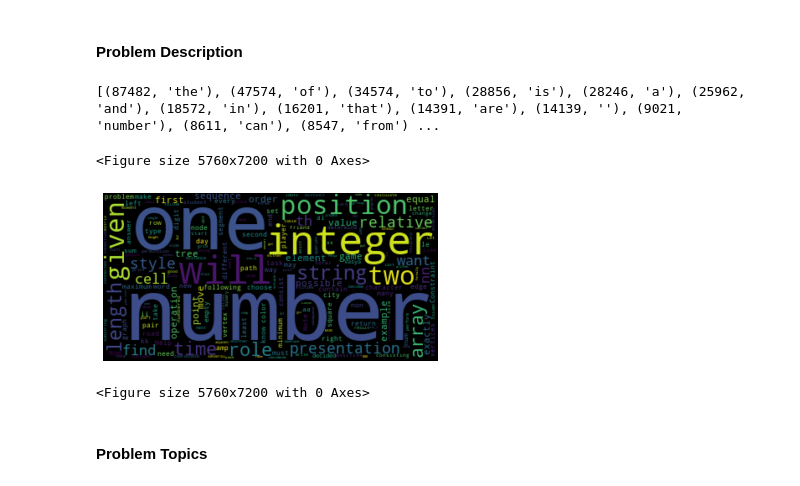
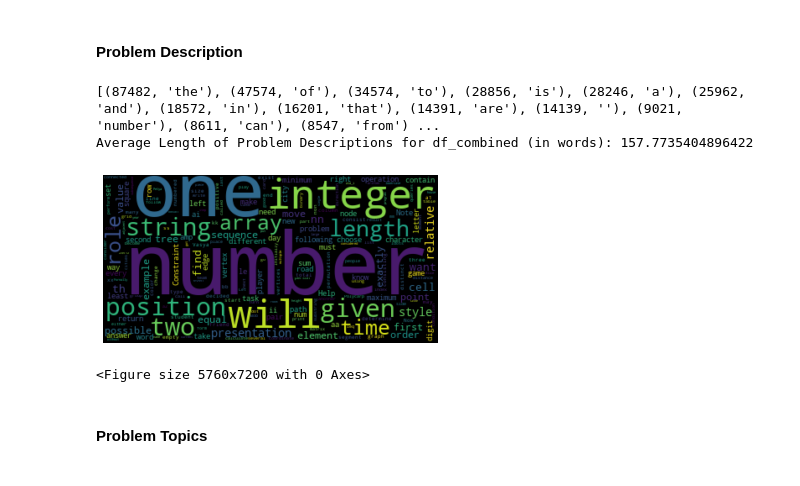
Before and after one commit to VinnieKhanna/RCTCI, a Jupyter notebook: Recracking_the_Coding_Interview.ipynb, the cells around one changed output. Cells and saved outputs as stored; diff of their text form; code cells hidden in the pictures.

```diff
--- a/Recracking_the_Coding_Interview.ipynb
+++ b/Recracking_the_Coding_Interview.ipynb
@@ -241,31 +271,36 @@ plt.figure(figsize=[80,100])
 #### Problem Description
 # %%
 bow = {}
+total_words = 0
 for i in range(len(df_combined)):
+  total_words += len(df_combined.iloc[i]['description'].split(' '))
   for word in df_combined.iloc[i]['description'].split(' '):
     if word not in bow:
       bow[word] = 1
     else:
       bow[word]+=1
+avg_words = total_words/len(df_combined)
 freq = []
 for i in bow:
   hq.heappush(freq, (bow[i], i))
 
 print(hq.nlargest(20, freq))
 
 text = ''
 for i in bow:
   for j in range(bow[i]):
     text+=(" " + i)
 word_cloud = WordCloud(collocations=False).generate(text)
 plt.imshow(word_cloud, interpolation="bilinear")
 plt.axis("off")
 plt.figure(figsize=[80,100])
+
+print("Average Length of Problem Descriptions for df_combined (in words):", avg_words)
 # %% [output]
 [(87482, 'the'), (47574, 'of'), (34574, 'to'), (28856, 'is'), (28246, 'a'), (25962, 'and'), (18572, 'in'), (16201, 'that'), (14391, 'are'), (14139, ''), (9021, 'number'), (8611, 'can'), (8547, 'from') ...
+Average Length of Problem Descriptions for df_combined (in words): 157.7735404896422
+[figure, new version]
 <Figure size 5760x7200 with 0 Axes>
-[figure, old version]
-<Figure size 5760x7200 with 0 Axes>
 # %% [markdown]
 #### Problem Topics
 # %%
```
Also changed, not shown: parts of 94 cells of this notebook.
